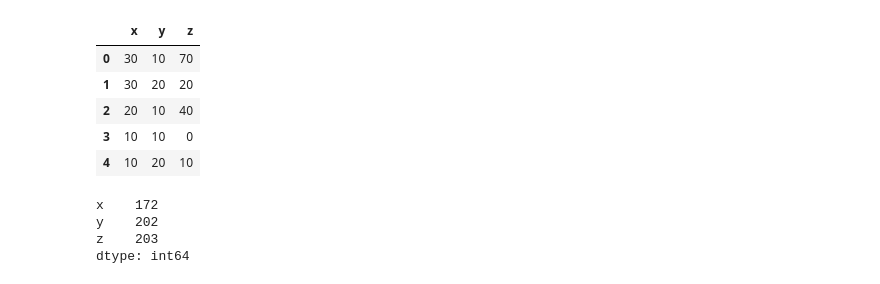
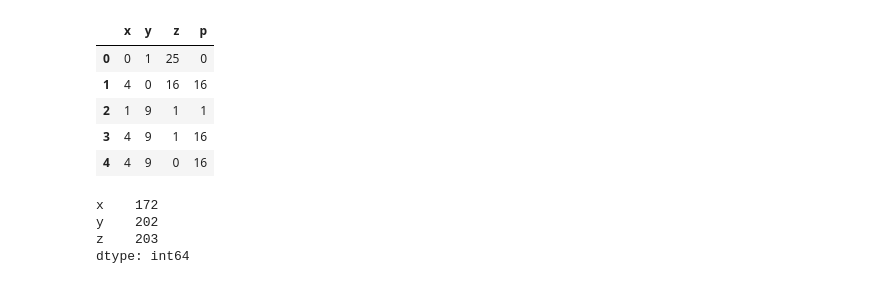
Before and after one commit to sandhyaparna/Python-DataScience-CookBook, a Jupyter notebook: Interview Questions/Python_Refresher.ipynb, the cells around one changed output. Drawn from its saved outputs; the diff is of its cells as text; code cells hidden in the pictures.

```diff
--- a/Interview Questions/Python_Refresher.ipynb
+++ b/Interview Questions/Python_Refresher.ipynb
@@ -43,0 +7,7 @@ Name: x, dtype: int64
+# %%
+import pandas as pd
+import numpy as np
+df = pd.DataFrame(np.random.binomial(n=10, p=0.2, size=(100,3)), columns=list('xyz'))
+
+df['p'] = df['x'].apply(lambda x: x**2)
+df.head()
@@ -44,12 +21,13 @@ Name: x, dtype: int64
 # %%
-df.apply(lambda x: x*10).head()
+df = df.apply(lambda x: x**2,axis=1)
+df.head()
 # %% [output]
-|  | x | y | z |
-| 0 | 30 | 10 | 70 |
-| 1 | 30 | 20 | 20 |
-| 2 | 20 | 10 | 40 |
-| 3 | 10 | 10 | 0 |
-| 4 | 10 | 20 | 10 |
+|  | x | y | z | p |
+| 0 | 0 | 1 | 25 | 0 |
+| 1 | 4 | 0 | 16 | 16 |
+| 2 | 1 | 9 | 1 | 1 |
+| 3 | 4 | 9 | 1 | 16 |
+| 4 | 4 | 9 | 0 | 16 |
 # %%
 # Column wise
 df.apply(lambda x: x.sum(), axis=0)
```
Also changed, not shown: parts of 106 cells of this notebook.
